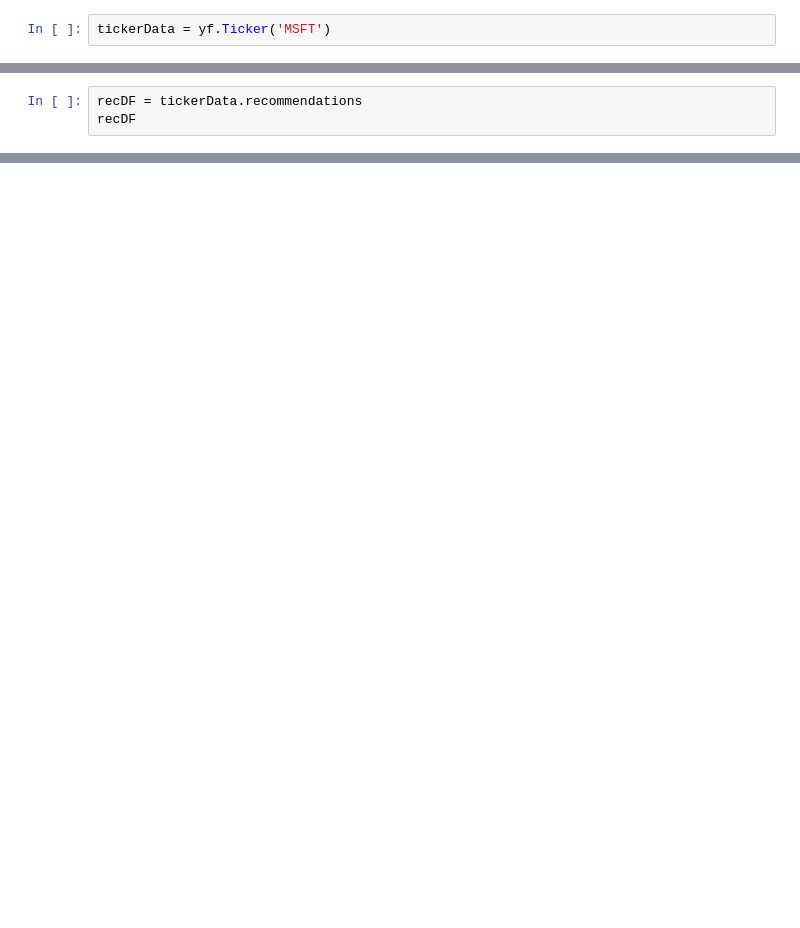
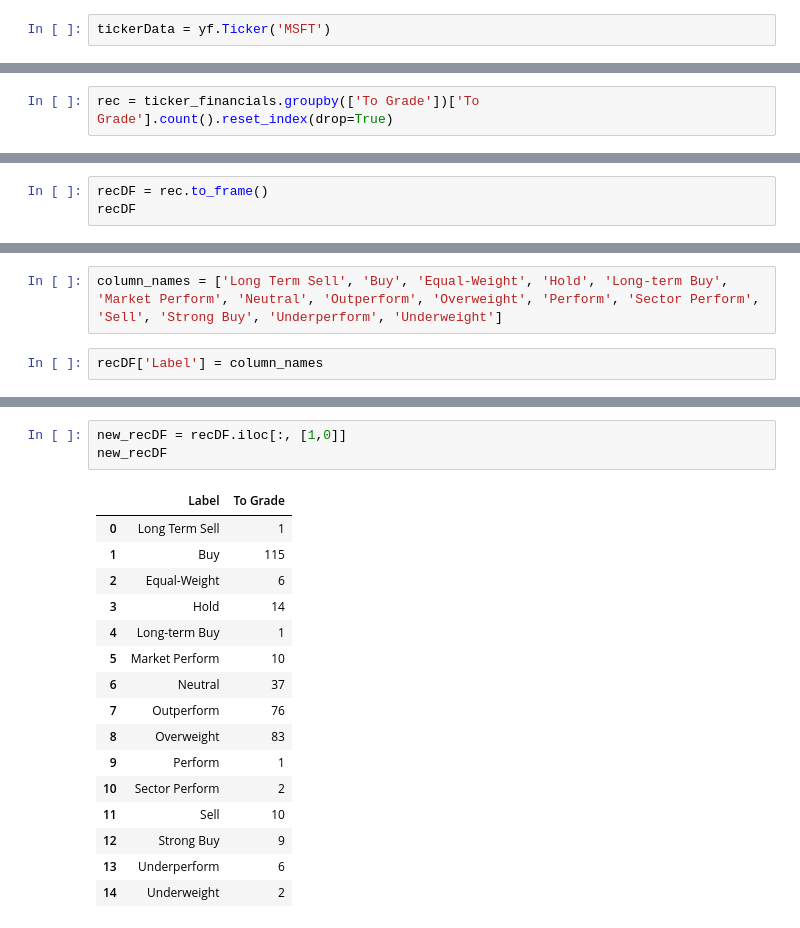
Before and after one commit to rehandominic/stock-report-generator-streamlit, a Jupyter notebook: notebook.py.ipynb, the cells around one changed output, grey strips where cells are left out. Drawn from its saved outputs; the diff is of its cells as text; blank space fills up the shorter version.

```diff
--- a/notebook.py.ipynb
+++ b/notebook.py.ipynb
@@ -24,3 +17,2 @@ tickerData.recommendations
 # %%
-recDF = tickerData.recommendations
-recDF
+rec = ticker_financials.groupby(['To Grade'])['To Grade'].count().reset_index(drop=True)
@@ -74,0 +42,3 @@ KeyError: 'Gross Profit'
+# %%
+recDF = rec.to_frame()
+recDF
@@ -74,0 +66,4 @@ KeyError: 'Gross Profit'
+# %%
+column_names = ['Long Term Sell', 'Buy', 'Equal-Weight', 'Hold', 'Long-term Buy', 'Market Perform', 'Neutral', 'Outperform', 'Overweight', 'Perform', 'Sector Perform', 'Sell', 'Strong Buy', 'Underperform', 'Underweight']
+# %%
+recDF['Label'] = column_names
@@ -74,0 +89,20 @@ KeyError: 'Gross Profit'
+# %%
+new_recDF = recDF.iloc[:, [1,0]]
+new_recDF
+# %% [output]
+|  | Label | To Grade |
+| 0 | Long Term Sell | 1 |
+| 1 | Buy | 115 |
+| 2 | Equal-Weight | 6 |
+| 3 | Hold | 14 |
+| 4 | Long-term Buy | 1 |
+| 5 | Market Perform | 10 |
+| 6 | Neutral | 37 |
+| 7 | Outperform | 76 |
+| 8 | Overweight | 83 |
+| 9 | Perform | 1 |
+| 10 | Sector Perform | 2 |
+| 11 | Sell | 10 |
+| 12 | Strong Buy | 9 |
+| 13 | Underperform | 6 |
+| 14 | Underweight | 2 |
```
Also changed, not shown: parts of 20 cells of this notebook, 1 other file.
